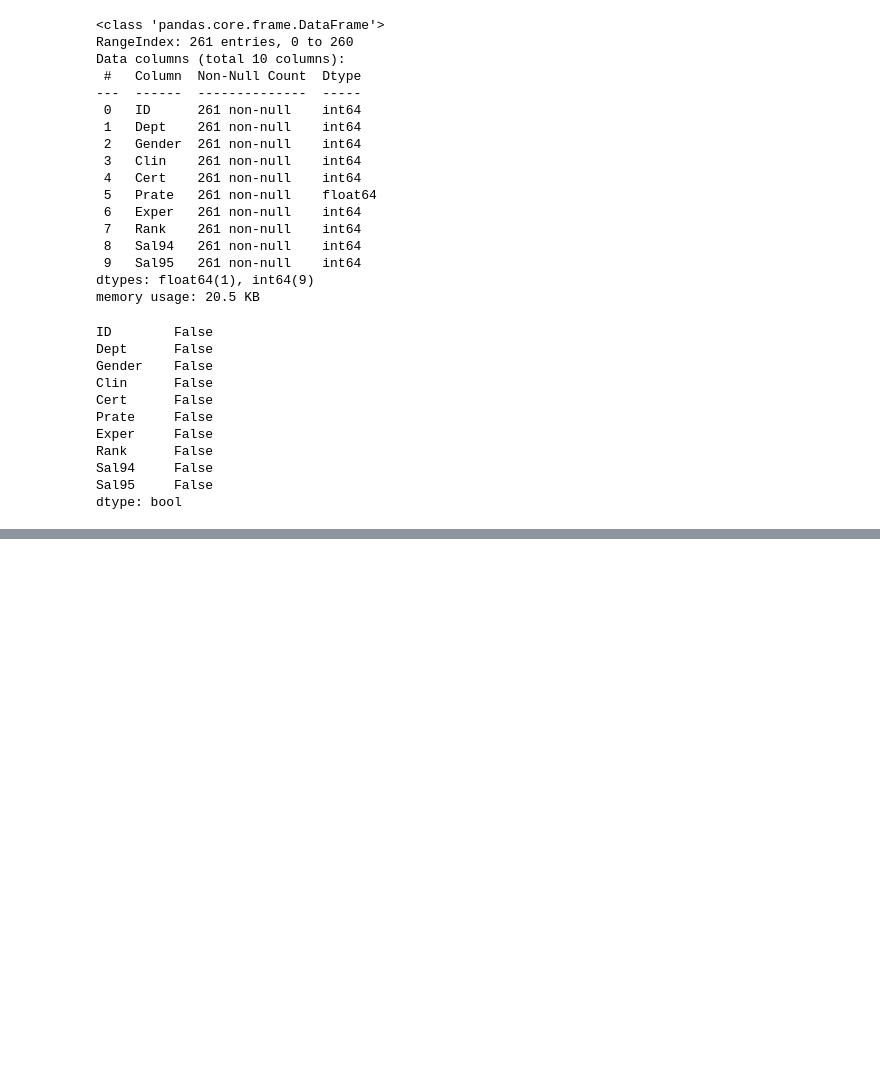
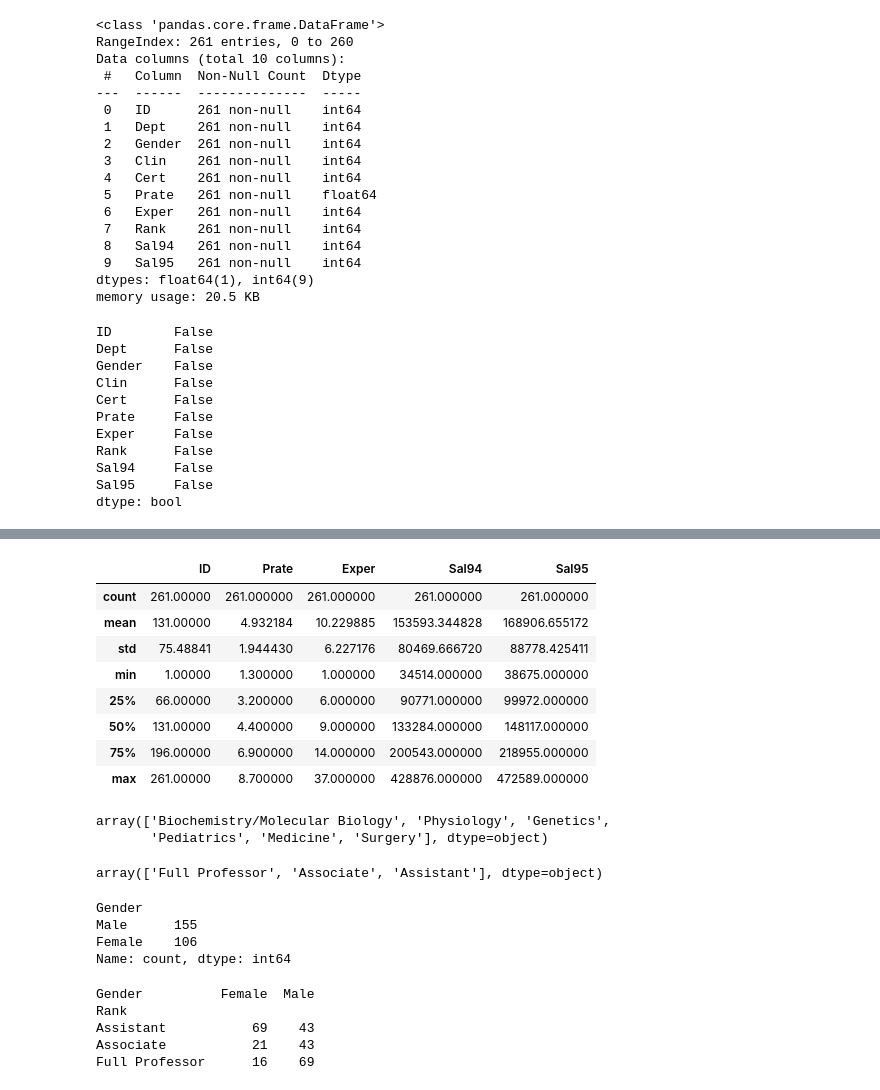
Before and after one commit to zulalbigis/Hi_Kod_Data_Science_Bootcamp_Final_Project, a Jupyter notebook: Final_Project.ipynb, the cells around one changed output, grey strips where cells are left out. Cells and saved outputs as stored; diff of their text form; code cells hidden in the pictures; blank space fills up the shorter version.

```diff
--- a/Final_Project.ipynb
+++ b/Final_Project.ipynb
@@ -72,0 +90,39 @@ dtype: bool
+# %%
+df.describe()
+# %% [output]
+|  | ID | Prate | Exper | Sal94 | Sal95 |
+| count | 261.00000 | 261.000000 | 261.000000 | 261.000000 | 261.000000 |
+| mean | 131.00000 | 4.932184 | 10.229885 | 153593.344828 | 168906.655172 |
+| std | 75.48841 | 1.944430 | 6.227176 | 80469.666720 | 88778.425411 |
+| min | 1.00000 | 1.300000 | 1.000000 | 34514.000000 | 38675.000000 |
+| 25% | 66.00000 | 3.200000 | 6.000000 | 90771.000000 | 99972.000000 |
+| 50% | 131.00000 | 4.400000 | 9.000000 | 133284.000000 | 148117.000000 |
+| 75% | 196.00000 | 6.900000 | 14.000000 | 200543.000000 | 218955.000000 |
+| max | 261.00000 | 8.700000 | 37.000000 | 428876.000000 | 472589.000000 |
+# %%
+df["Dept"].unique()
+# %% [output]
+array(['Biochemistry/Molecular Biology', 'Physiology', 'Genetics',
+       'Pediatrics', 'Medicine', 'Surgery'], dtype=object)
+# %%
+df["Rank"].unique()
+# %% [output]
+array(['Full Professor', 'Associate', 'Assistant'], dtype=object)
+# %%
+df["Gender"].value_counts()
+# %% [output]
+Gender
+Male      155
+Female    106
+Name: count, dtype: int64
+# %%
+#Cinsiyete göre akademik statü dağılımı
+
+rank_gender_counts = df.pivot_table(index="Rank", columns="Gender", aggfunc="size", fill_value=0)
+print(rank_gender_counts)
+# %% [output]
+Gender          Female  Male
+Rank
+Assistant           69    43
+Associate           21    43
+Full Professor      16    69
```
Also changed, not shown: parts of 3 cells of this notebook.
